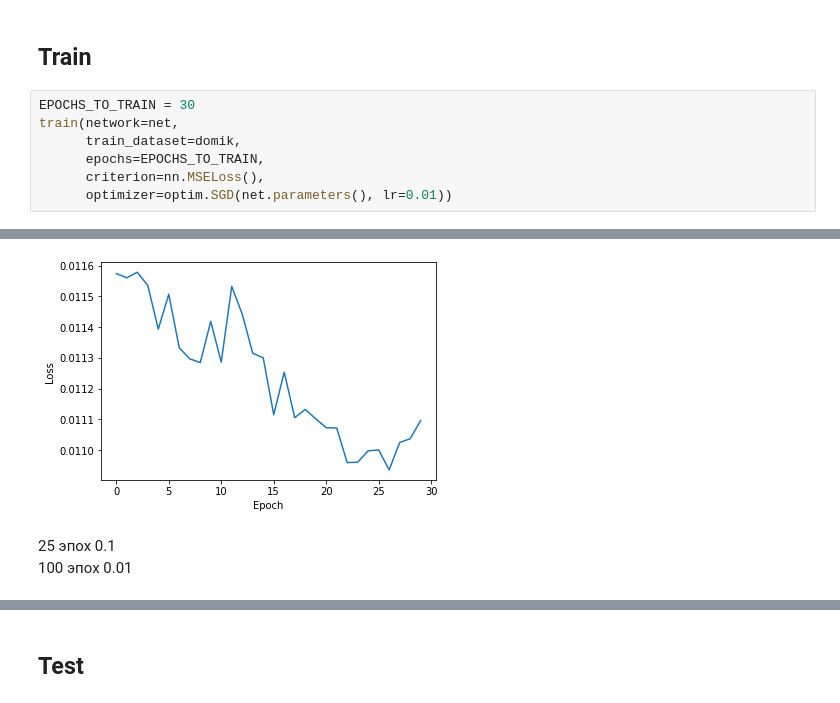
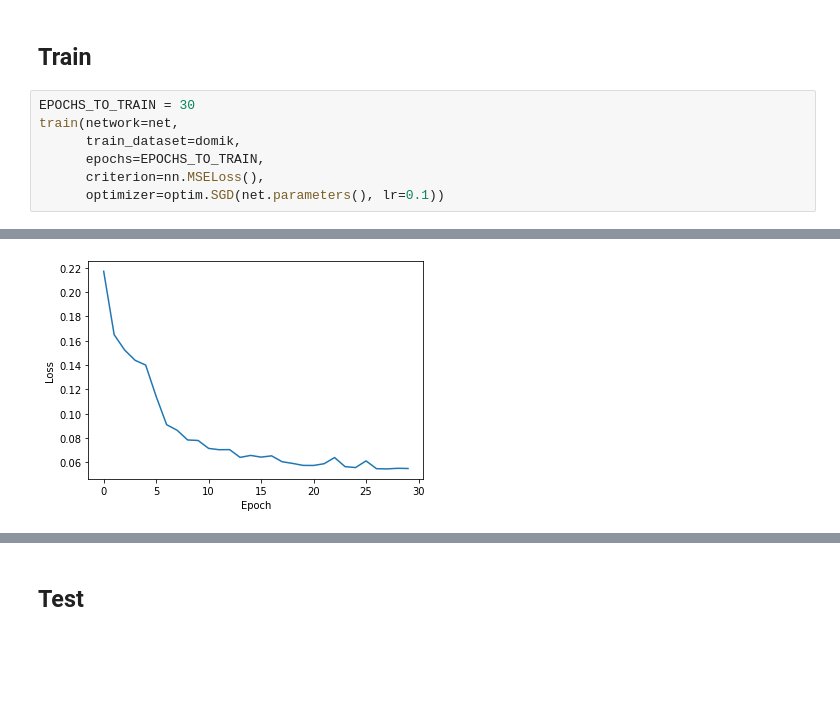
Before and after one commit to kulaginv/cvr_course, a Jupyter notebook: notebooks/nn_sem5_pt2_hw5.ipynb, the cells around one changed output, grey strips where cells are left out. Saved outputs shown, nothing was run; the diff lists cells and outputs as text; blank space fills up the shorter version.

```diff
--- a/notebooks/nn_sem5_pt2_hw5.ipynb
+++ b/notebooks/nn_sem5_pt2_hw5.ipynb
@@ -425,5 +472,5 @@ train(network=net,
       train_dataset=domik,
       epochs=EPOCHS_TO_TRAIN,
       criterion=nn.MSELoss(),
-      optimizer=optim.SGD(net.parameters(), lr=0.01))
+      optimizer=optim.SGD(net.parameters(), lr=0.1))
 # %% [output]
@@ -447,4 +494 @@ Epoch       29 Loss: 0.011096092331130996
-[figure, old version]
+[figure, new version]
-# %% [markdown]
-25 эпох 0.1
-100 эпох 0.01
```
Also changed, not shown: parts of 26 cells of this notebook.
